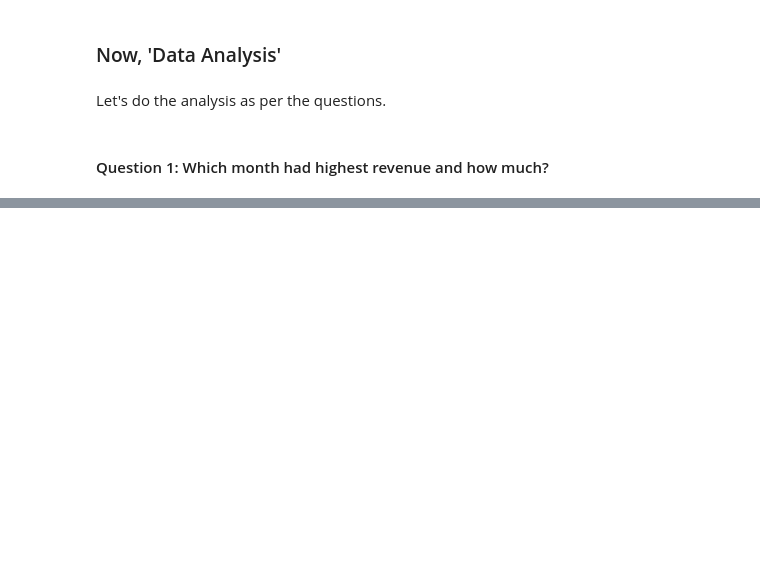
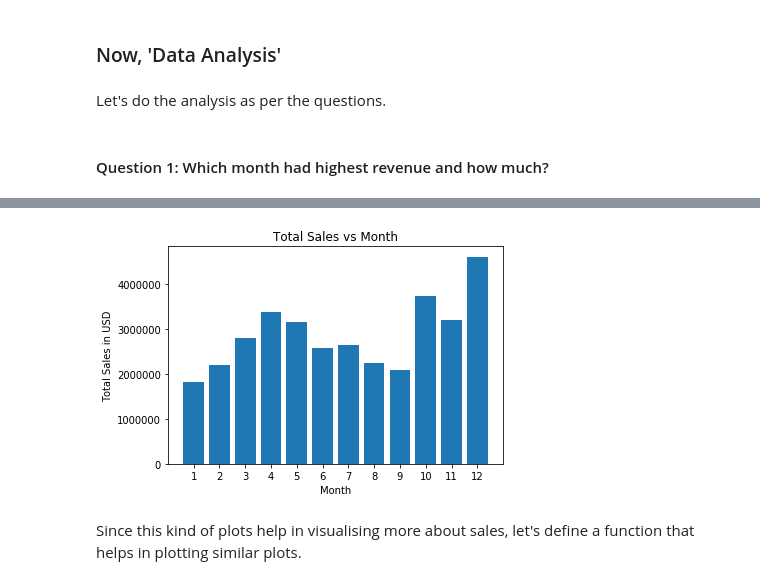
Before and after one commit to mbadamve/pandas-data-analysis, a Jupyter notebook: Pandas-Data-Analysis.ipynb, the cells around one changed output, grey strips where cells are left out. Drawn from its saved outputs; the diff is of its cells as text; code cells hidden in the pictures; blank space fills up the shorter version.

```diff
--- a/Pandas-Data-Analysis.ipynb
+++ b/Pandas-Data-Analysis.ipynb
@@ -339,3 +357,7 @@ all_data_indexed['Total Sales'] = all_data_indexed['Quantity Ordered']*all_data_
 Let's do the analysis as per the questions.
 # %% [markdown]
 #### Question 1: Which month had highest revenue and how much?
+# %%
+sales_by_month = all_data_indexed.groupby('Month').agg(np.sum)[['Total Sales']].sort_values('Total Sales',
+                                                                                            ascending = False)
+sales_by_month
@@ -341,0 +379,17 @@ Let's do the analysis as per the questions.
+# %%
+# plotting bar plot for revenue in each month
+
+fig, ax = plt.subplots()
+
+ax.bar(sales_by_month.index, sales_by_month['Total Sales'])
+ax.set_xticks(sales_by_month.index)
+
+ax.set_xlabel('Month')
+ax.set_ylabel('Total Sales in USD')
+ax.set_title('Total Sales vs Month')
+
+plt.show()
+# %% [output]
+[figure, added]
+# %% [markdown]
+Since this kind of plots help in visualising more about sales, let's define a function that helps in plotting similar plots.
```
Also changed, not shown: parts of 14 cells of this notebook.
